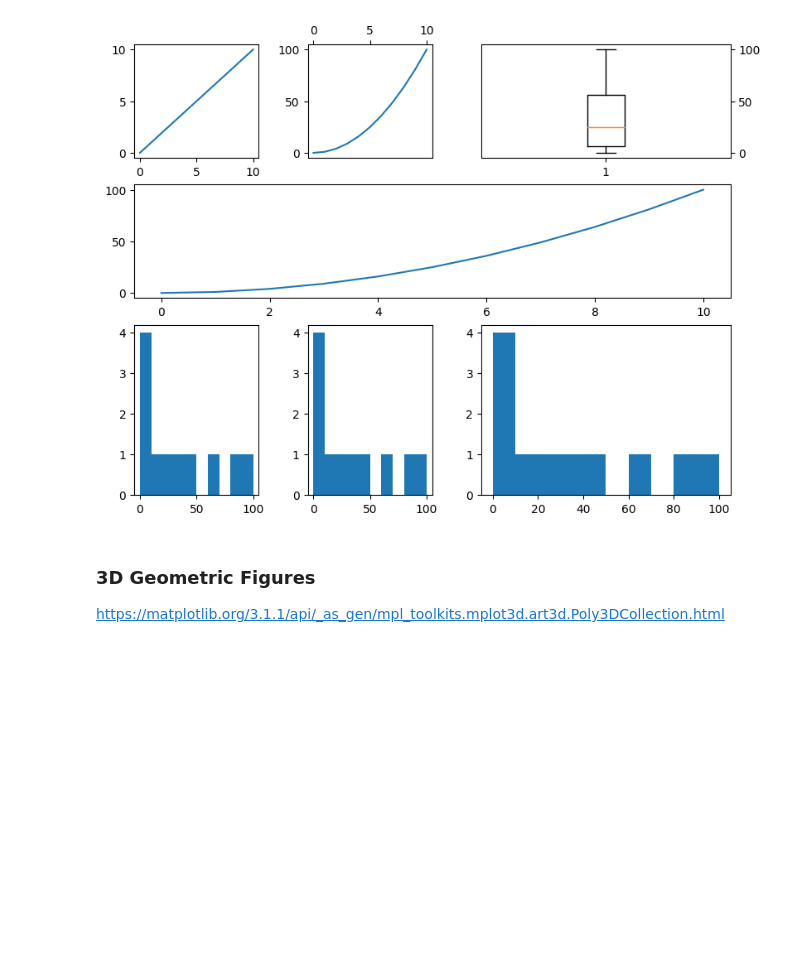
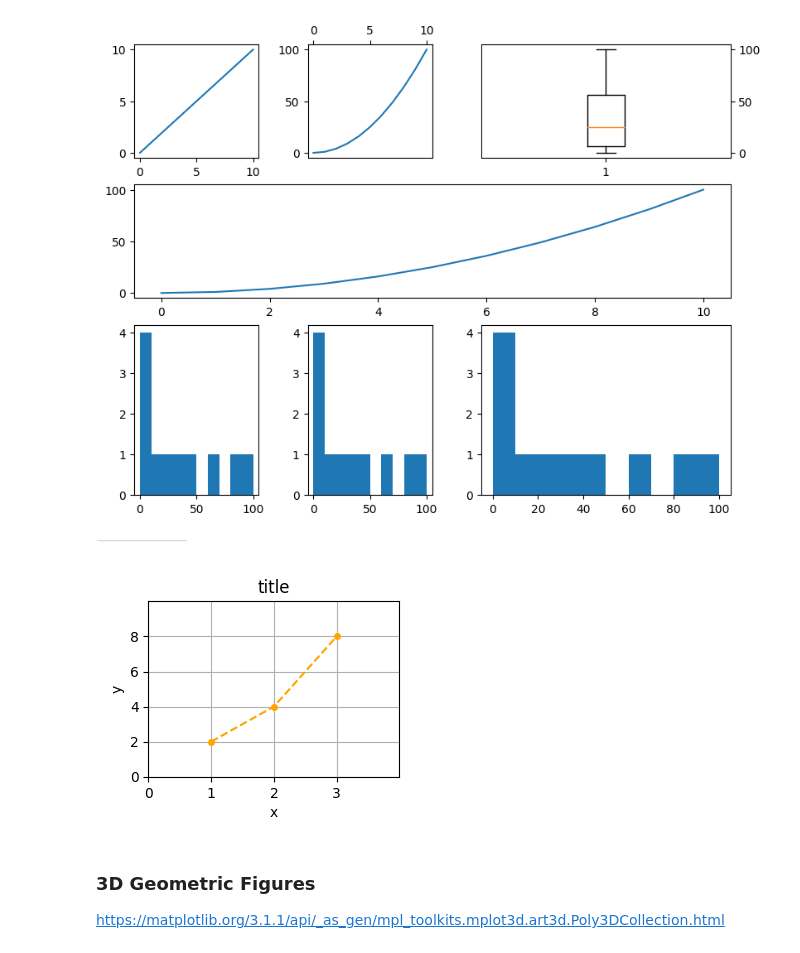
Before and after one commit to MartinVoelkl94/Python_compendium, a Jupyter notebook: Python_compendium.ipynb, the cells around one changed output. Drawn from its saved outputs; the diff is of its cells as text; code cells hidden in the pictures; blank space fills up the shorter version.

```diff
--- a/Python_compendium.ipynb
+++ b/Python_compendium.ipynb
@@ -696,6 +727,56 @@ for col in range(3):
 plt.show()
 # %% [output]
 [figure]
+# %%
+#Template
+
+import matplotlib.pyplot as plt
+
+fig = plt.figure(figsize=(8,6), layout='constrained')
+grid = fig.add_gridspec(ncols=3, nrows=3,
+                        width_ratios=[1,1,1],
+                        height_ratios=[1,1,1],
+                       )
+ax = []
+
+
+x = [1,2,3]
+y = [2,4,8]
+row = 0
+col = 0
+#or
+# for row in range(3):
+#     for col in range(3):
+
+ax = fig.add_subplot(grid[row,col])
+ax.plot(x,
+        y,
+        c='orange',
+        marker='o',
+        markersize=4,
+        linestyle='--',
+        label='data1',
+       )
+
+
+ax.set_title('title')
+ax.set_xlabel('x')
+ax.set_ylabel('y')
+
+ax.xaxis.grid()
+ax.yaxis.grid()
+ax.xaxis.tick_bottom()
+ax.yaxis.tick_left()
+ax.set_xticks([0,1,2,3])
+ax.set_yticks([0,2,4,6,8])
+ax.set_xlim(0,4)
+ax.set_ylim(0,10)
+
+
+fig.legend(['data1'], loc=(0,1))
+plt.show()
+# %% [output]
+[figure, added]
 # %% [markdown]
 ### 3D Geometric Figures
 
```
Also changed, not shown: parts of 5 cells of this notebook.
